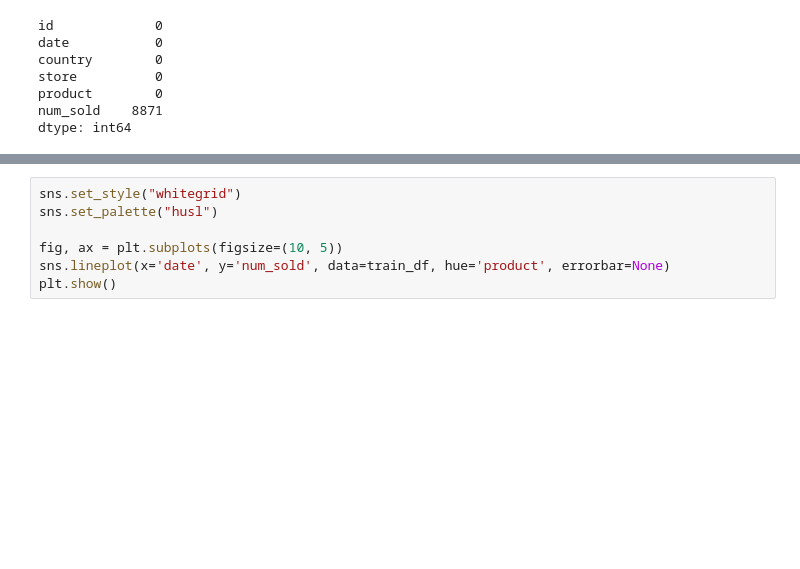
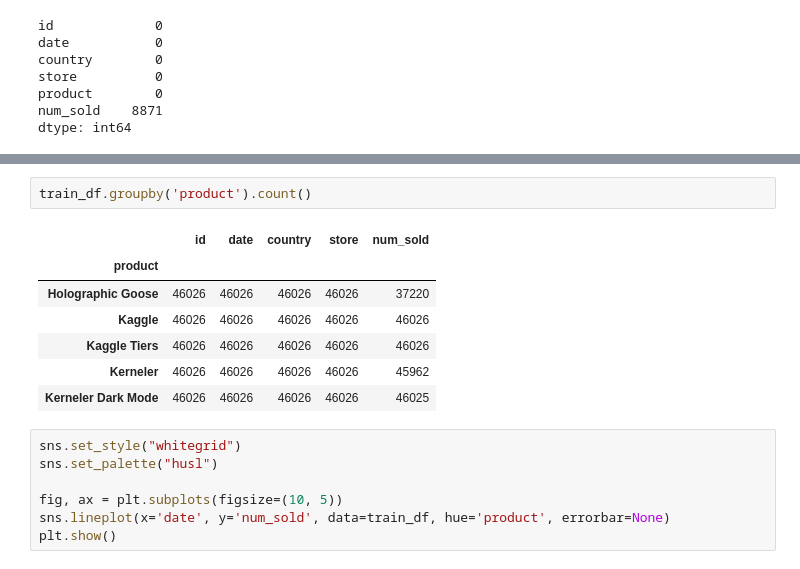
Before and after one commit to fstijnman/kaggle, a Jupyter notebook: playground_s05e01_forecasting_sticker_sales/notebooks/exploratory_analysis.ipynb, the cells around one changed output, grey strips where cells are left out. Drawn from its saved outputs; the diff is of its cells as text; blank space fills up the shorter version.

```diff
--- a/playground_s05e01_forecasting_sticker_sales/notebooks/exploratory_analysis.ipynb
+++ b/playground_s05e01_forecasting_sticker_sales/notebooks/exploratory_analysis.ipynb
@@ -85,3 +104,13 @@ dtype: int64
+# %%
+train_df.groupby('product').count()
+# %% [output]
+|  | id | date | country | store | num_sold |
+| product |  |  |  |  |  |
+| Holographic Goose | 46026 | 46026 | 46026 | 46026 | 37220 |
+| Kaggle | 46026 | 46026 | 46026 | 46026 | 46026 |
+| Kaggle Tiers | 46026 | 46026 | 46026 | 46026 | 46026 |
+| Kerneler | 46026 | 46026 | 46026 | 46026 | 45962 |
+| Kerneler Dark Mode | 46026 | 46026 | 46026 | 46026 | 46025 |
 # %%
 sns.set_style("whitegrid")
 sns.set_palette("husl")
```
Also changed, not shown: parts of 2 cells of this notebook.
